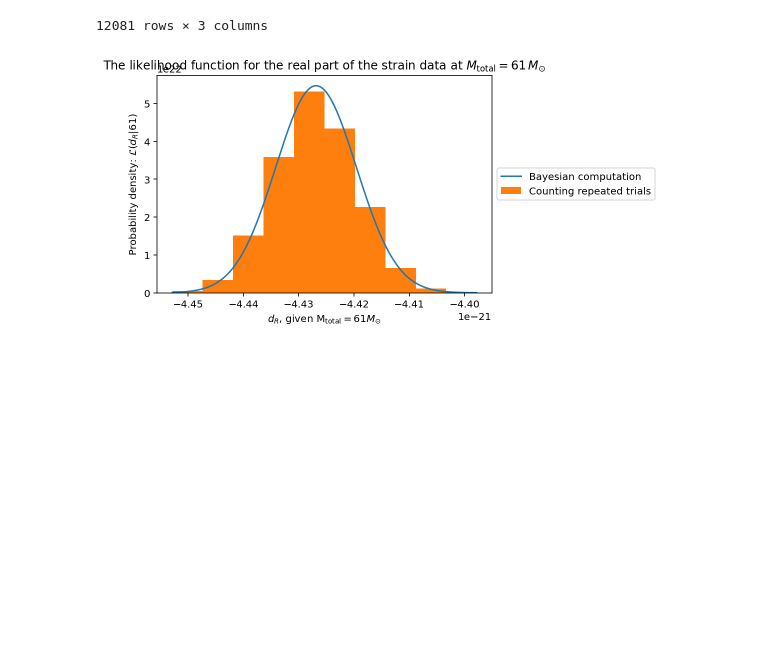
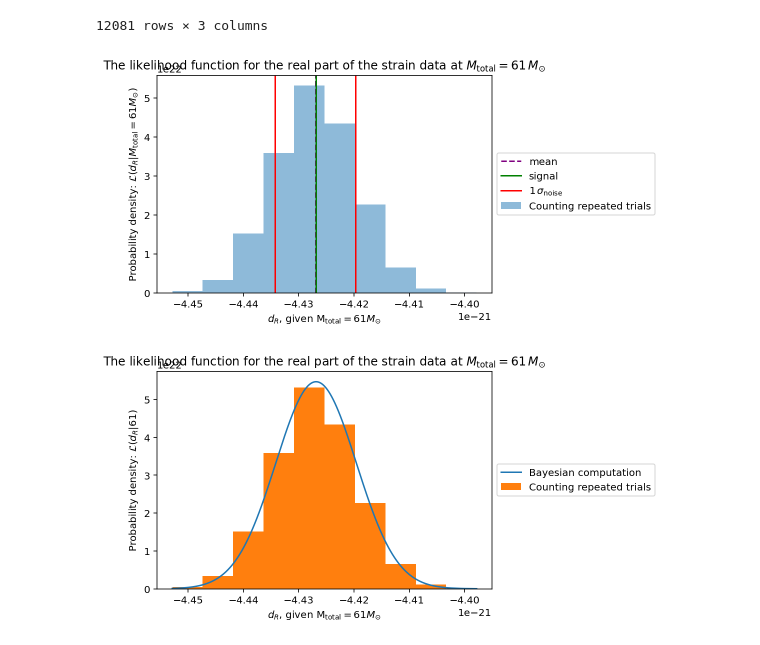
Before and after one commit to rory-smith/Lectures-on-inference-in-GW-astronomy, a Jupyter notebook: GW_data_in_a_toy_universe.ipynb, the cells around one changed output. Drawn from its saved outputs; the diff is of its cells as text; code cells hidden in the pictures; blank space fills up the shorter version.

```diff
--- a/GW_data_in_a_toy_universe.ipynb
+++ b/GW_data_in_a_toy_universe.ipynb
@@ -236,6 +237,25 @@ likelihood_table
 | 4999267 | 61.003444 | -4.433680e-21+2.820931e-23j | -6.494868e-24+5.613320e-24j |
 | 4999958 | 60.992861 | -4.420953e-21+2.492398e-23j | 5.245595e-24+2.339371e-24j |
 12081 rows × 3 columns
+# %%
+signal = GW_signal(61)[0]
+deltaF = 1/4.
+noise_var = lalsim.SimNoisePSDaLIGOZeroDetLowPower(data_frequency) / (4*deltaF)
+
+_d_mean = np.mean(np.real(likelihood_table['strain_data']))
+plt.axvline(_d_mean,color='purple',linestyle='--',label='mean')
+plt.axvline(signal.real,color='green',label='signal')
+plt.axvline(_d_mean - noise_var**0.5,color='red',label='$1\,\sigma_{\mathrm{noise}}$')
+plt.axvline(_d_mean + noise_var**0.5,color='red')
+
+plt.hist(np.real(likelihood_table['strain_data']),density=True,label='Counting repeated trials',alpha=0.5)
+plt.xlabel("$d_R$, given M$_{\mathrm{total}} = 61M_{\odot}$")
+plt.ylabel("Probability density: $\mathcal{L}(d_R|M_{\mathrm{total}} = 61M_{\odot})$")
+plt.legend(loc='center left', bbox_to_anchor=(1, 0.5))
+plt.title("The likelihood function for the real part of the strain data at $M_{\mathrm{total}}=61\,M_{\odot}$")
+plt.show()
+# %% [output]
+[figure, added]
 # %%
 signal = GW_signal(61)[0]
 
```
Also changed, not shown: parts of 13 cells of this notebook.
